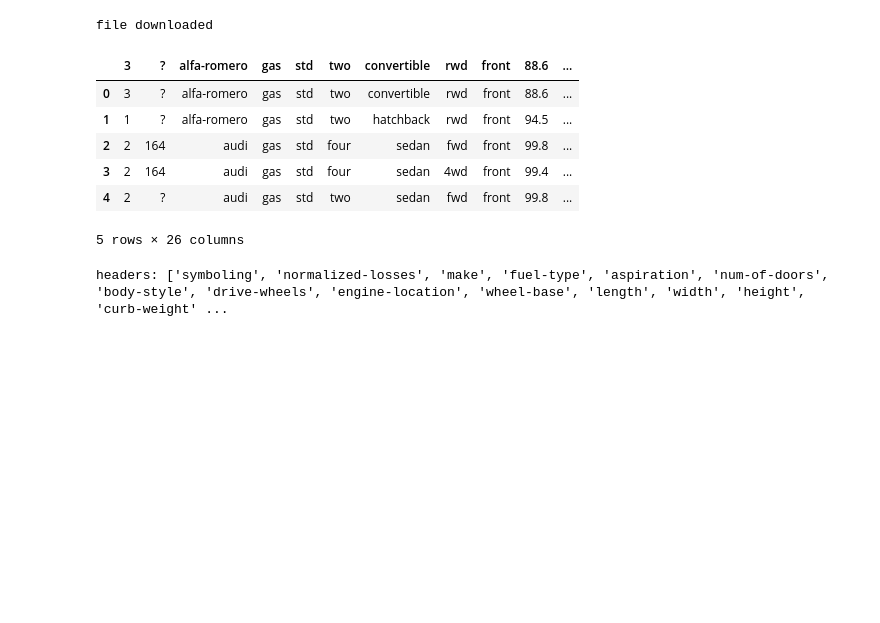
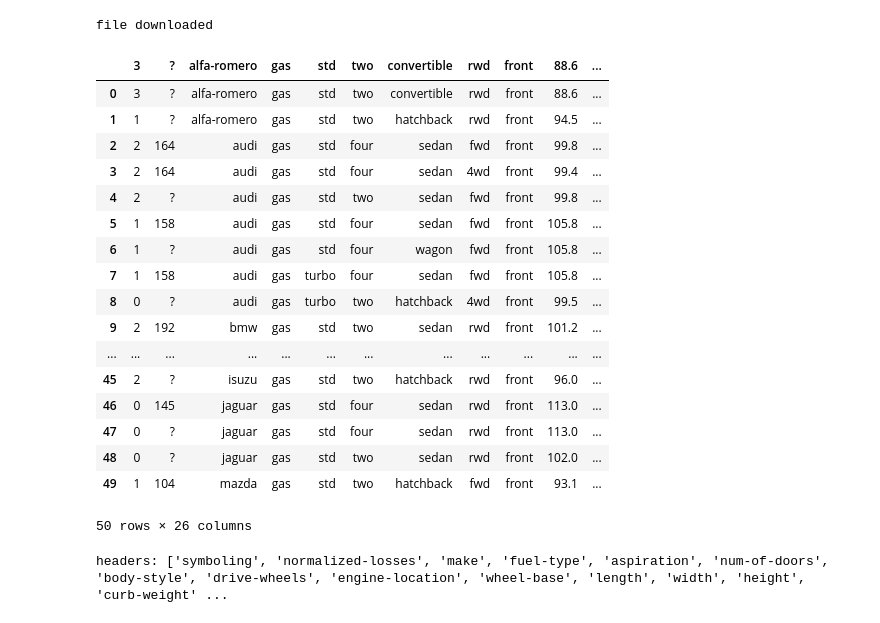
Before and after one commit to CyberWol-12/-Analyzing-Historical-Stock-Revenue-Data-and-Building-a-Dashboard, a Jupyter notebook: PYTHON_ANALYTICS_FULL_PRACTICE.IPYNB, the cells around one changed output. Cells and saved outputs as stored; diff of their text form; code cells hidden in the pictures; blank space fills up the shorter version.

```diff
--- a/PYTHON_ANALYTICS_FULL_PRACTICE.IPYNB
+++ b/PYTHON_ANALYTICS_FULL_PRACTICE.IPYNB
@@ -20,15 +20,26 @@ file downloaded
 # %%
 df = pd.read_csv("auto.csv")
 # %%
-df.head(5)
+df.head(50)
 # %% [output]
 |  | 3 | ? | alfa-romero | gas | std | two | convertible | rwd | front | 88.6 | ... |
 | 0 | 3 | ? | alfa-romero | gas | std | two | convertible | rwd | front | 88.6 | ... |
 | 1 | 1 | ? | alfa-romero | gas | std | two | hatchback | rwd | front | 94.5 | ... |
 | 2 | 2 | 164 | audi | gas | std | four | sedan | fwd | front | 99.8 | ... |
 | 3 | 2 | 164 | audi | gas | std | four | sedan | 4wd | front | 99.4 | ... |
 | 4 | 2 | ? | audi | gas | std | two | sedan | fwd | front | 99.8 | ... |
+| 5 | 1 | 158 | audi | gas | std | four | sedan | fwd | front | 105.8 | ... |
+| 6 | 1 | ? | audi | gas | std | four | wagon | fwd | front | 105.8 | ... |
+| 7 | 1 | 158 | audi | gas | turbo | four | sedan | fwd | front | 105.8 | ... |
+| 8 | 0 | ? | audi | gas | turbo | two | hatchback | 4wd | front | 99.5 | ... |
+| 9 | 2 | 192 | bmw | gas | std | two | sedan | rwd | front | 101.2 | ... |
+| ... | ... | ... | ... | ... | ... | ... | ... | ... | ... | ... | ... |
+| 45 | 2 | ? | isuzu | gas | std | two | hatchback | rwd | front | 96.0 | ... |
+| 46 | 0 | 145 | jaguar | gas | std | four | sedan | rwd | front | 113.0 | ... |
+| 47 | 0 | ? | jaguar | gas | std | four | sedan | rwd | front | 113.0 | ... |
+| 48 | 0 | ? | jaguar | gas | std | two | sedan | rwd | front | 102.0 | ... |
+| 49 | 1 | 104 | mazda | gas | std | two | hatchback | fwd | front | 93.1 | ... |
-5 rows × 26 columns
+50 rows × 26 columns
 # %%
 headers = ["symboling","normalized-losses","make","fuel-type","aspiration", "num-of-doors","body-style",
          "drive-wheels","engine-location","wheel-base", "length","width","height","curb-weight","engine-type",
```
